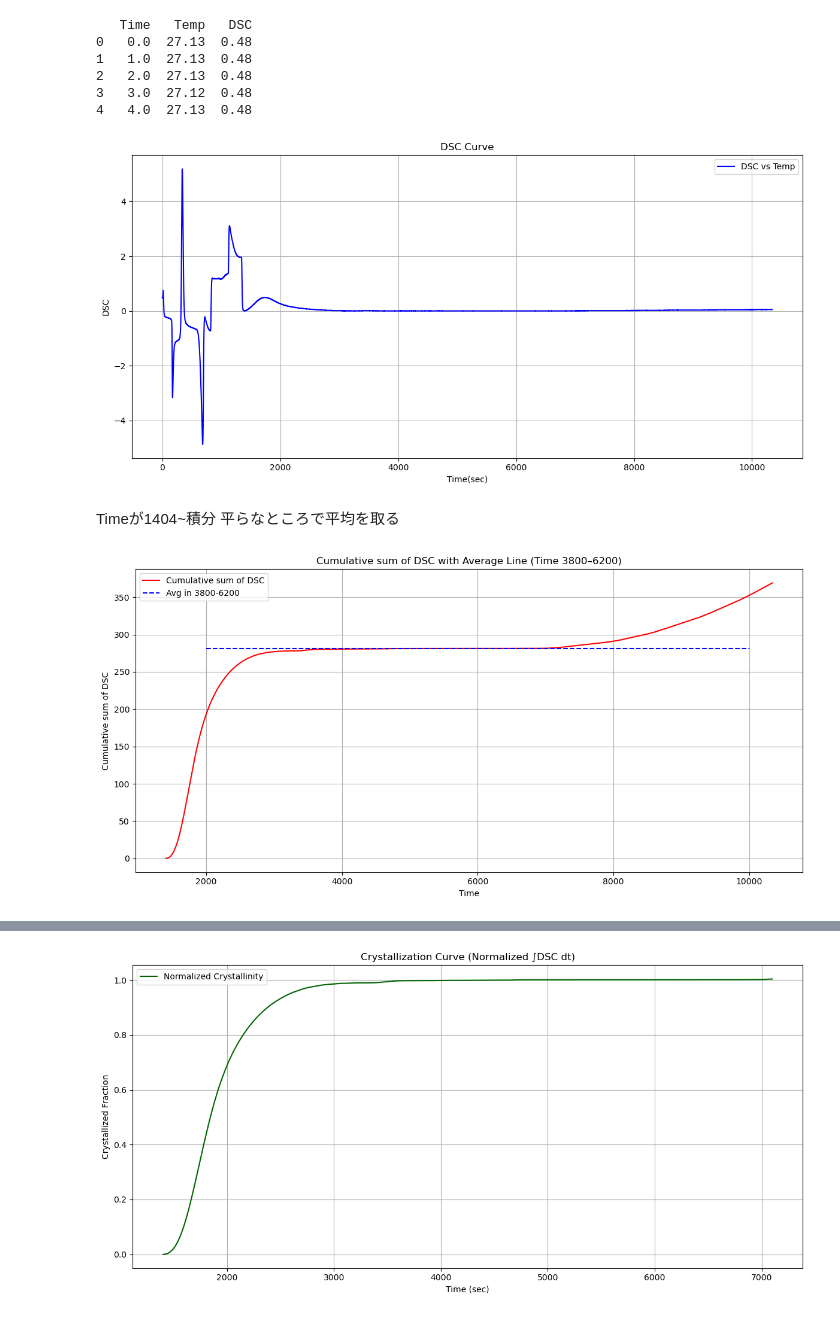
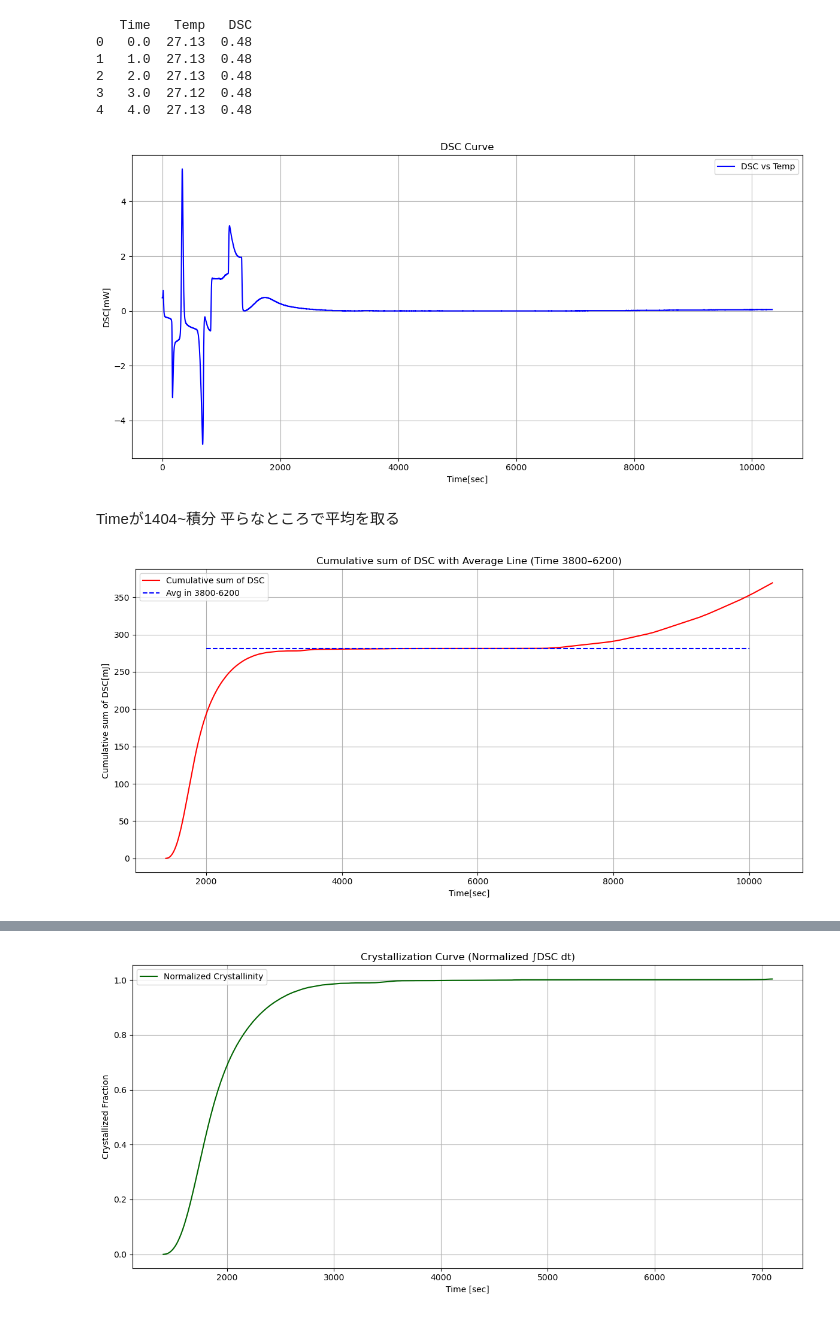
Before and after one commit to kyoka1013/-DSC-, a Jupyter notebook: ana.ipynb, the cells around one changed output, grey strips where cells are left out. Cells and saved outputs as stored; diff of their text form; code cells hidden in the pictures.

```diff
--- a/ana.ipynb
+++ b/ana.ipynb
@@ -8,28 +8,28 @@ from scipy import stats
 # %%
 # CSVファイルの読み込み（ファイル名は後で変更）
 df = pd.read_csv('PET2.csv')
 
 # データの確認
 print(df.head())
 
 # プロット
 plt.figure(figsize=(12, 6))
 plt.plot(df['Time'], df['DSC'], label='DSC vs Temp', color='blue')
-plt.xlabel('Time(sec)')
-plt.ylabel('DSC')
+plt.xlabel('Time[sec]')
+plt.ylabel('DSC[mW]')
 plt.title('DSC Curve')
 plt.grid(True)
 plt.legend()
 plt.tight_layout()
 plt.show()
 # %% [output]
    Time   Temp   DSC
 0   0.0  27.13  0.48
 1   1.0  27.13  0.48
 2   2.0  27.13  0.48
 3   3.0  27.12  0.48
 4   4.0  27.13  0.48
-[figure, old version]
+[figure, new version]
 # %% [markdown]
 Timeが1404~積分
 平らなところで平均を取る
@@ -55,15 +55,15 @@ plt.plot(df_in_range['Time'], df_in_range['DSC_cumsum'], color='red', label='Cum
 # 平均値を水平線で描く
 plt.hlines(y=dsc_avg, xmin=2000, xmax=10000, colors='blue', linestyles='--', label=f'Avg in {start_time}-{end_time}')
 
-plt.xlabel('Time')
-plt.ylabel('Cumulative sum of DSC')
+plt.xlabel('Time[sec]')
+plt.ylabel('Cumulative sum of DSC[mJ]')
 plt.title('Cumulative sum of DSC with Average Line (Time 3800–6200)')
 plt.grid(True)
 plt.legend()
 plt.tight_layout()
 plt.show()
 # %% [output]
-[figure, old version]
+[figure, new version]
 # %%
 # 閾値の設定
 
```
Also changed, not shown: parts of 2 cells of this notebook.
